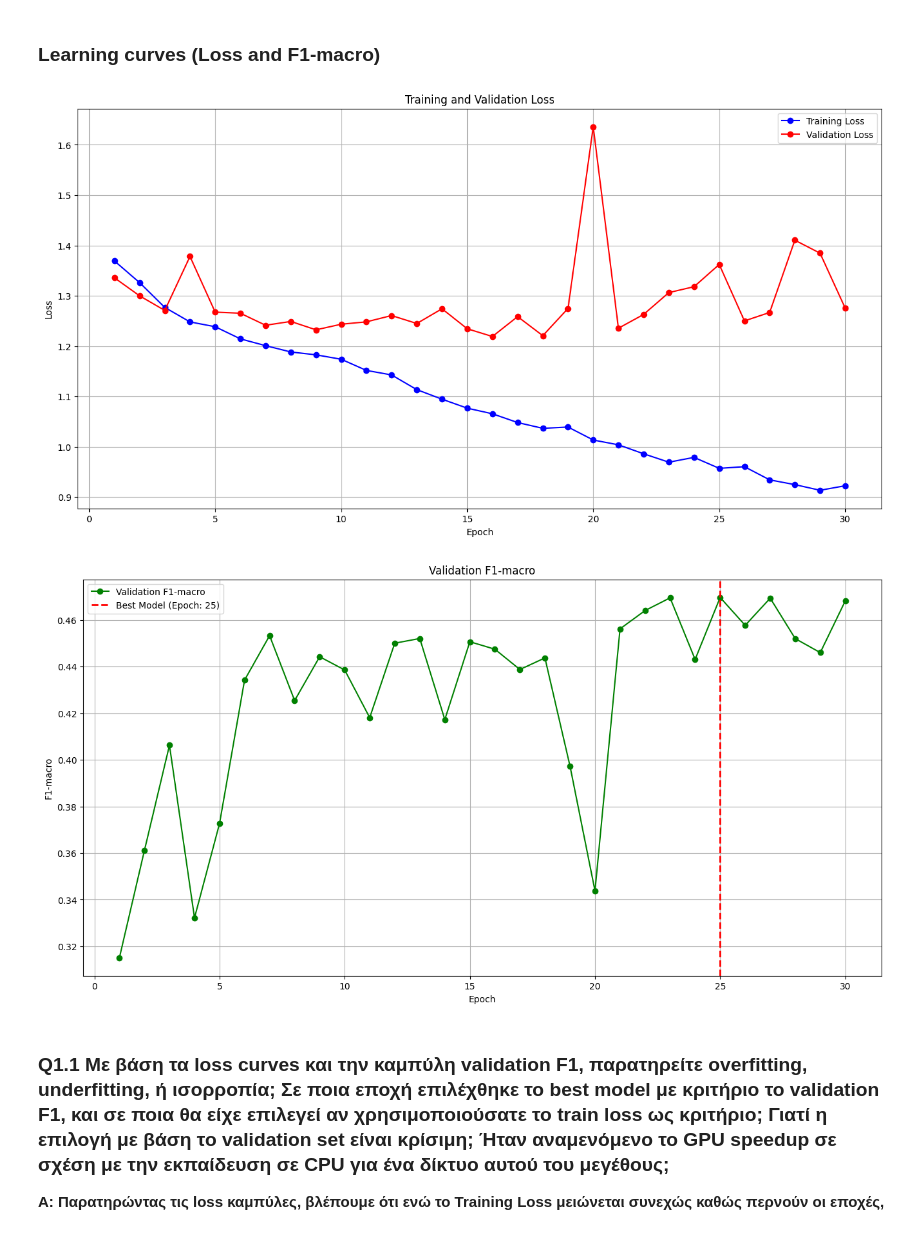
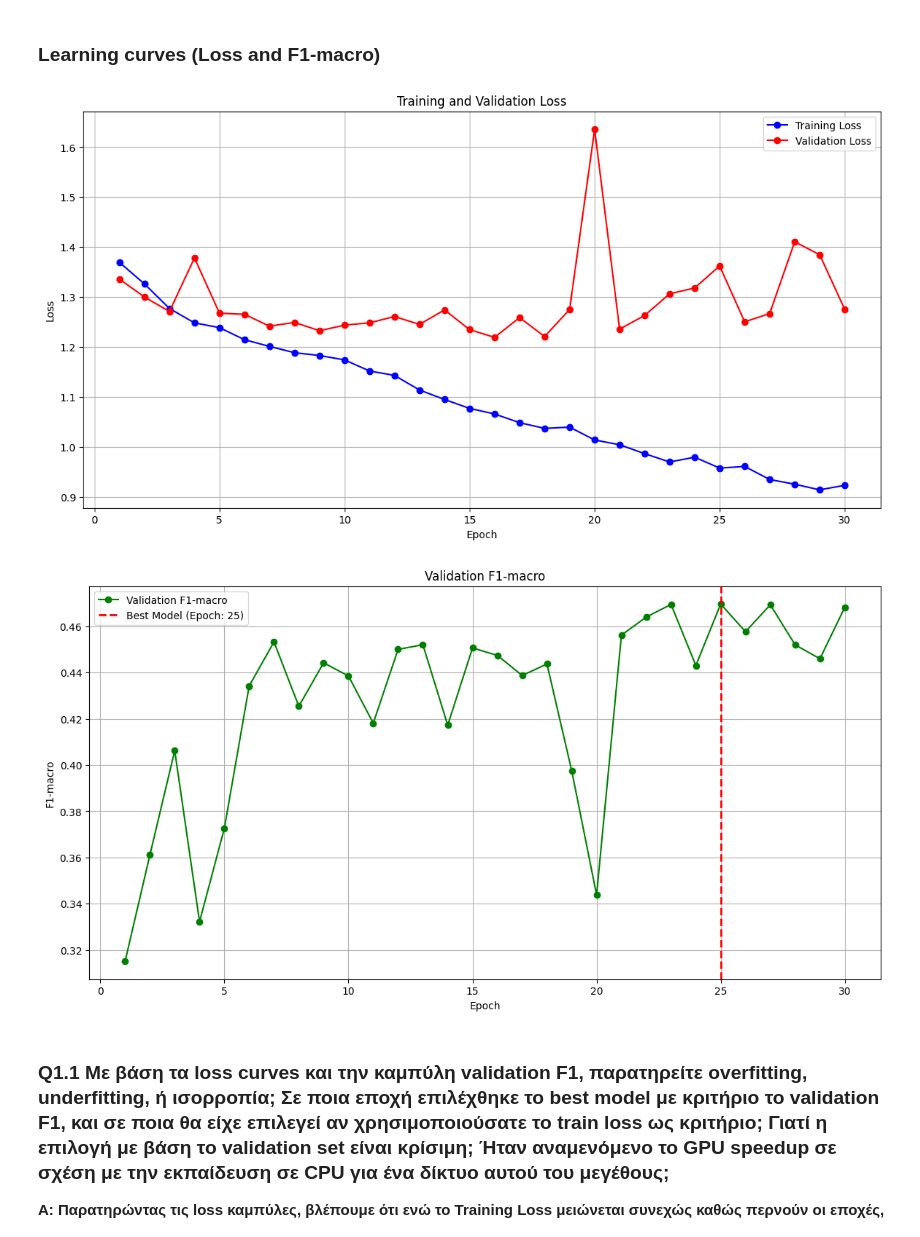
Before and after one commit to Fanisbar/ML_image_classification, a Jupyter notebook: project2.ipynb, the cells around one changed output. Drawn from its saved outputs; the diff is of its cells as text; code cells hidden in the pictures.

```diff
--- a/project2.ipynb
+++ b/project2.ipynb
@@ -464,28 +479,28 @@ Test Confusion matrix:
 ### Learning curves (Loss and F1-macro)
 # %%
 # loss
-plt.figure(figsize=(16, 8))
+plt.figure(figsize=(14, 7))
 plt.plot(range(1, len(history['train_loss'])+1), history['train_loss'], 'bo-', label='Training Loss')
 plt.plot(range(1, len(history['val_loss'])+1), history['val_loss'], 'ro-', label='Validation Loss')
 plt.title('Training and Validation Loss')
 plt.xlabel('Epoch')
 plt.ylabel('Loss')
 plt.legend()
 plt.grid(True)
 
 # f1-macro
-plt.figure(figsize=(16, 8))
+plt.figure(figsize=(14, 7))
 plt.plot(range(1, len(history['val_f1'])+1), history['val_f1'], 'go-', label='Validation F1-macro')
 best_epoch = history['val_f1'].index(max(history['val_f1'])) + 1
 plt.axvline(x=best_epoch, color='red', linestyle='--', linewidth=2, label=f'Best Model (Epoch: {best_epoch})')
 plt.title('Validation F1-macro')
 plt.xlabel('Epoch')
 plt.ylabel('F1-macro')
 plt.legend()
 plt.grid(True)
 # %% [output]
-[figure, old version]
+[figure, new version]
-[figure, old version]
+[figure, new version]
 # %% [markdown]
 ### Q1.1 Με βάση τα loss curves και την καμπύλη validation F1, παρατηρείτε overfitting, underfitting, ή ισορροπία; Σε ποια εποχή επιλέχθηκε το best model με κριτήριο το validation F1, και σε ποια θα είχε επιλεγεί αν χρησιμοποιούσατε το train loss ως κριτήριο; Γιατί η επιλογή με βάση το validation set είναι κρίσιμη; Ήταν αναμενόμενο το GPU speedup σε σχέση με την εκπαίδευση σε CPU για ένα δίκτυο αυτού του μεγέθους;
 
```
Also changed, not shown: parts of 31 cells of this notebook.
